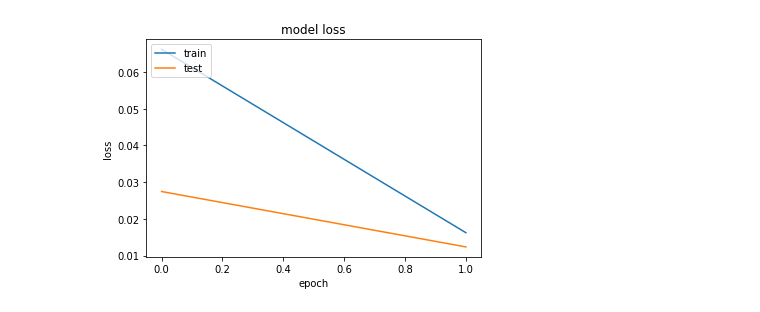
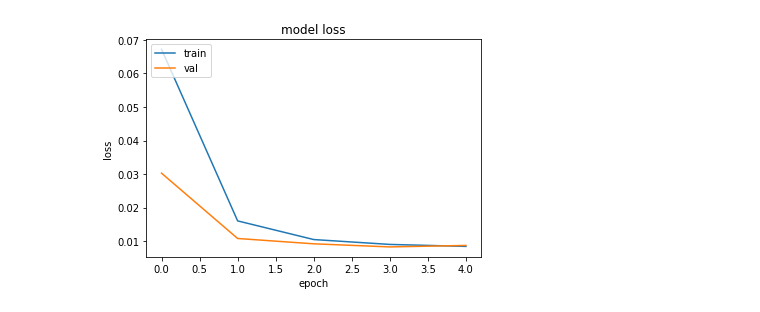
Before and after one commit to vikamayr/Computer-Vision, a Jupyter notebook: autoencoder.ipynb, the cells around one changed output. Saved outputs shown, nothing was run; the diff lists cells and outputs as text; code cells hidden in the pictures.

```diff
--- a/autoencoder.ipynb
+++ b/autoencoder.ipynb
@@ -52,19 +49,19 @@ train_ds = tf.keras.utils.image_dataset_from_directory(
     label_mode=None,
     class_names=None,
     color_mode='grayscale',
-    batch_size=30,
+    batch_size=32,
     image_size=image_size,
     shuffle=True,
     seed=42,
     subset='training',
-    validation_split=0.9, # to get dataset of 600 images
+    validation_split=0.898, # to get dataset of 600 images
     interpolation='bilinear',
     follow_links=False,
     crop_to_aspect_ratio=False,
 )
 
 # Create dataset of 600x600
-test_ds = tf.keras.utils.image_dataset_from_directory(
+val_ds = tf.keras.utils.image_dataset_from_directory(
     'dataset',
     labels='inferred',
     label_mode=None,
@@ -75,9 +72,26 @@ test_ds = tf.keras.utils.image_dataset_from_directory(
     shuffle=True,
     seed=42,
     subset='validation',
-    validation_split=0.05,
+    validation_split=0.0205,
     interpolation='bilinear',
     follow_links=False,
     crop_to_aspect_ratio=False,
 )
+
+
+# Create dataset of 600x600
+test_ds = tf.keras.utils.image_dataset_from_directory(
+    'dataset_test',
+    labels='inferred',
+    label_mode=None,
+    class_names=None,
+    color_mode='grayscale',
+    batch_size=32,
+    image_size=image_size,
+    shuffle=True,
+    seed=42,
+    interpolation='bilinear',
+    follow_links=False,
+    crop_to_aspect_ratio=False,
+)
 # %% [output]
@@ -88,5 +103,6 @@ Using 250 files for validation.
 # %%
-import numpy as np
+# Unbatch datasets
 train_x = np.concatenate([x for x in train_ds], axis=0)
+val_x = np.concatenate([x for x in val_ds], axis=0)
 test_x = np.concatenate([x for x in test_ds], axis=0)
 # %%
@@ -108,5 +130,7 @@ print(test_x.max(), test_x.min())
 255.0 0.0
 255.0 0.0
 # %%
+# scale data between 0-1 for normalization
 x_train = train_x.astype('float32') / 255.
+x_val = val_x.astype('float32') / 255.
 x_test = test_x.astype('float32') / 255.
@@ -176,5 +197,6 @@ Non-trainable params: 0
 _________________________________________________________________
 None
 # %%
-history = autoencoder.fit(x=x_train, y=x_train, batch_size=16, epochs=2, validation_data=[x_test, x_test])
+# Train autoencoder
+history = autoencoder.fit(x=x_train, y=x_train, batch_size=16, epochs=5, validation_data=[x_val, x_val])
 # %% [output]
@@ -185,10 +213,11 @@ Epoch 2/2
 # %%
+# plot training results
 plt.plot(history.history['loss'])
 plt.plot(history.history['val_loss'])
 plt.title('model loss')
 plt.ylabel('loss')
 plt.xlabel('epoch')
-plt.legend(['train', 'test'], loc='upper left')
+plt.legend(['train', 'val'], loc='upper left')
 plt.show()
 # %% [output]
-[figure, old version]
+[figure, new version]
```
Also changed, not shown: parts of 18 cells of this notebook.
